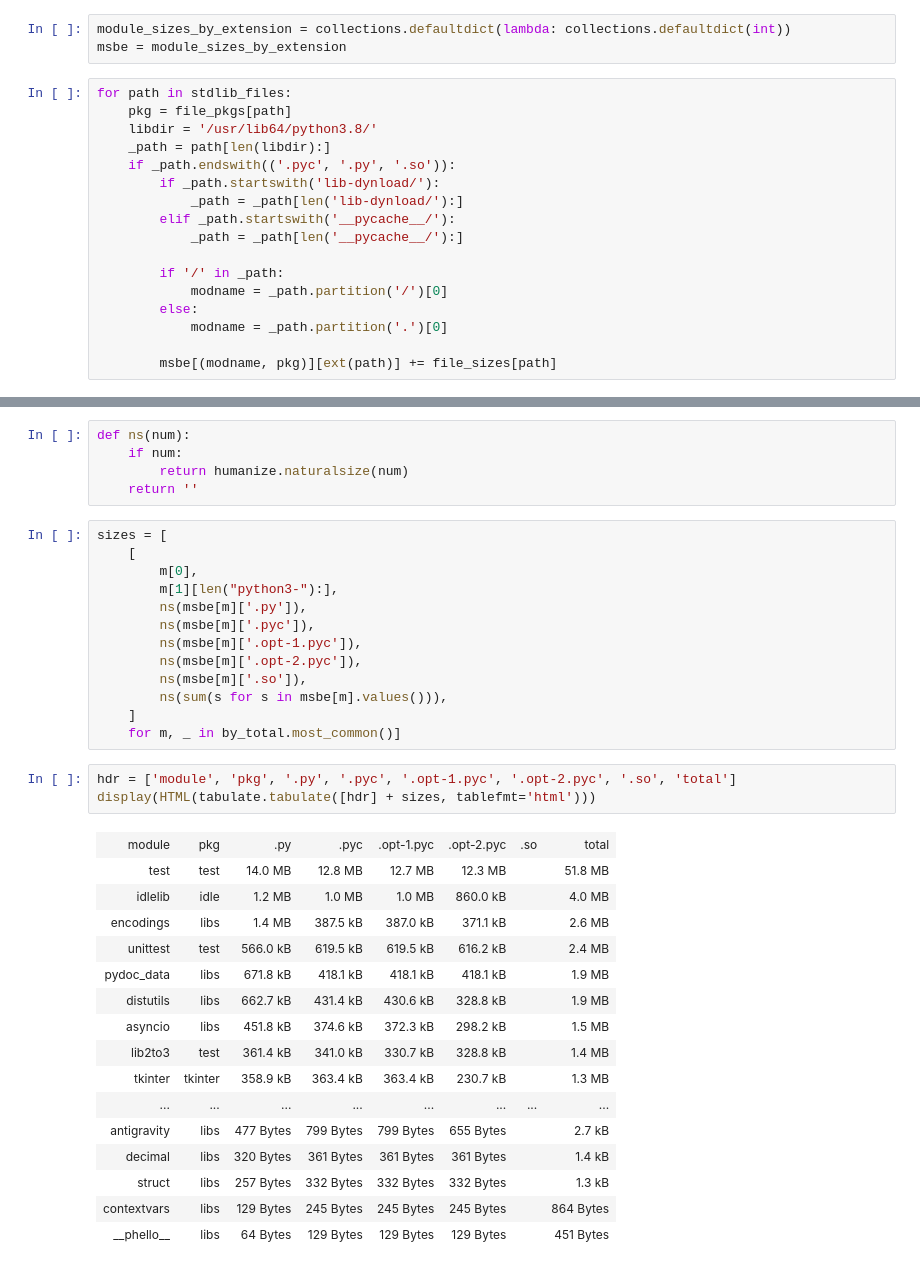
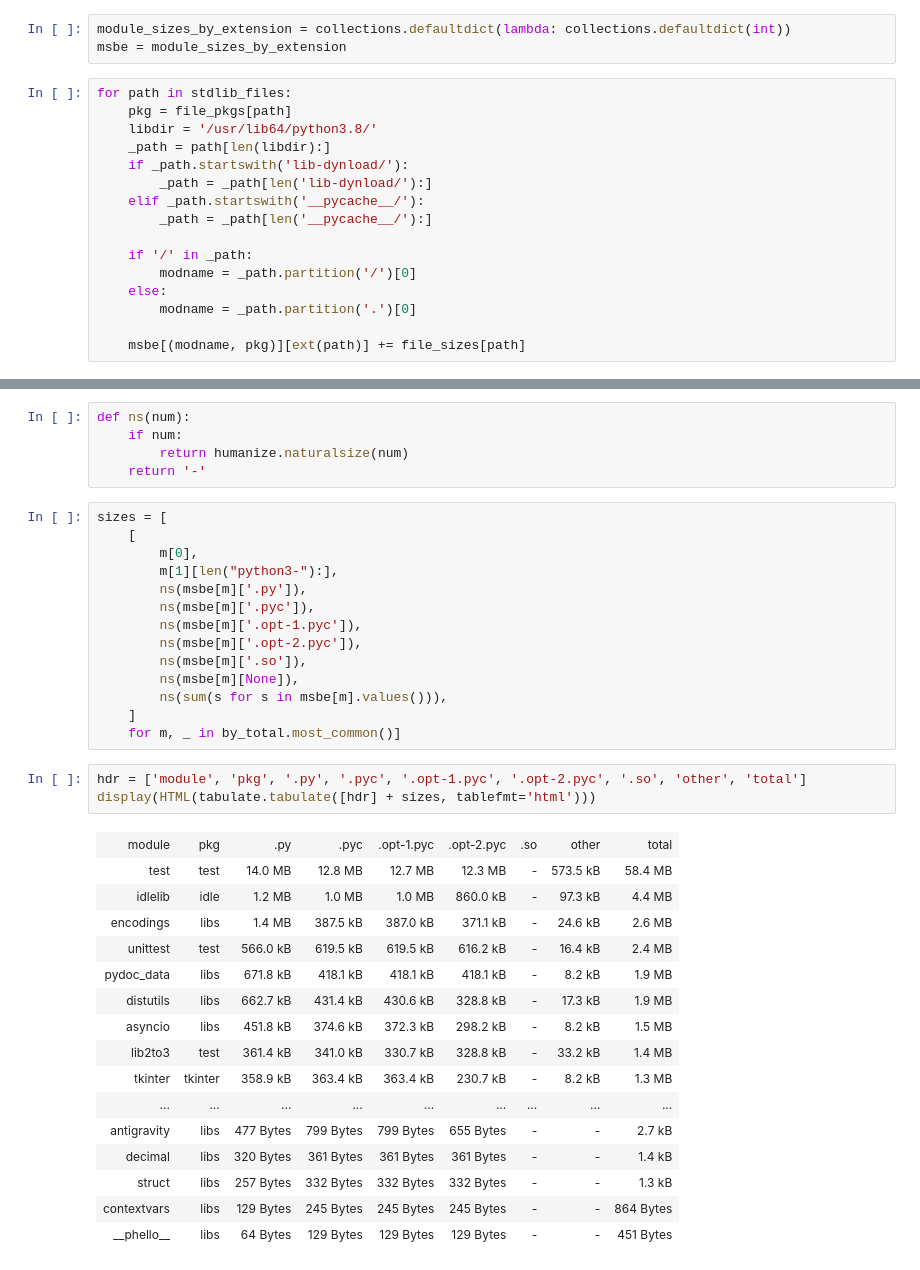
Before and after one commit to hroncok/python-minimization, a Jupyter notebook: python-minimization.ipynb, the cells around one changed output, grey strips where cells are left out. Drawn from its saved outputs; the diff is of its cells as text.

Commit message:
Factor in "other" files - it is small, but makes a difference in total

```diff
--- a/python-minimization.ipynb
+++ b/python-minimization.ipynb
@@ -185,18 +185,17 @@ for path in stdlib_files:
     pkg = file_pkgs[path]
     libdir = '/usr/lib64/python3.8/'
     _path = path[len(libdir):]
-    if _path.endswith(('.pyc', '.py', '.so')):
-        if _path.startswith('lib-dynload/'):
-            _path = _path[len('lib-dynload/'):]
-        elif _path.startswith('__pycache__/'):
-            _path = _path[len('__pycache__/'):]
+    if _path.startswith('lib-dynload/'):
+        _path = _path[len('lib-dynload/'):]
+    elif _path.startswith('__pycache__/'):
+        _path = _path[len('__pycache__/'):]
 
-        if '/' in _path:
-            modname = _path.partition('/')[0]
-        else:
-            modname = _path.partition('.')[0]
+    if '/' in _path:
+        modname = _path.partition('/')[0]
+    else:
+        modname = _path.partition('.')[0]
 
-        msbe[(modname, pkg)][ext(path)] += file_sizes[path]
+    msbe[(modname, pkg)][ext(path)] += file_sizes[path]
 # %%
 by_total = collections.Counter({m: sum(e.values()) for m, e in msbe.items()})
 by_total.most_common()[:7]
@@ -212,7 +211,7 @@ by_total.most_common()[:7]
 def ns(num):
     if num:
         return humanize.naturalsize(num)
-    return ''
+    return '-'
 # %%
 sizes = [
     [
@@ -223,26 +222,27 @@ sizes = [
         ns(msbe[m]['.opt-1.pyc']),
         ns(msbe[m]['.opt-2.pyc']),
         ns(msbe[m]['.so']),
+        ns(msbe[m][None]),
         ns(sum(s for s in msbe[m].values())),
     ]
     for m, _ in by_total.most_common()]
 # %%
-hdr = ['module', 'pkg', '.py', '.pyc', '.opt-1.pyc', '.opt-2.pyc', '.so', 'total']
+hdr = ['module', 'pkg', '.py', '.pyc', '.opt-1.pyc', '.opt-2.pyc', '.so', 'other', 'total']
 display(HTML(tabulate.tabulate([hdr] + sizes, tablefmt='html')))
 # %% [output]
-| module | pkg | .py | .pyc | .opt-1.pyc | .opt-2.pyc | .so | total |
-| test | test | 14.0 MB | 12.8 MB | 12.7 MB | 12.3 MB |  | 51.8 MB |
-| idlelib | idle | 1.2 MB | 1.0 MB | 1.0 MB | 860.0 kB |  | 4.0 MB |
-| encodings | libs | 1.4 MB | 387.5 kB | 387.0 kB | 371.1 kB |  | 2.6 MB |
-| unittest | test | 566.0 kB | 619.5 kB | 619.5 kB | 616.2 kB |  | 2.4 MB |
-| pydoc_data | libs | 671.8 kB | 418.1 kB | 418.1 kB | 418.1 kB |  | 1.9 MB |
-| distutils | libs | 662.7 kB | 431.4 kB | 430.6 kB | 328.8 kB |  | 1.9 MB |
-| asyncio | libs | 451.8 kB | 374.6 kB | 372.3 kB | 298.2 kB |  | 1.5 MB |
-| lib2to3 | test | 361.4 kB | 341.0 kB | 330.7 kB | 328.8 kB |  | 1.4 MB |
-| tkinter | tkinter | 358.9 kB | 363.4 kB | 363.4 kB | 230.7 kB |  | 1.3 MB |
-| ... | ... | ... | ... | ... | ... | ... | ... |
-| antigravity | libs | 477 Bytes | 799 Bytes | 799 Bytes | 655 Bytes |  | 2.7 kB |
-| decimal | libs | 320 Bytes | 361 Bytes | 361 Bytes | 361 Bytes |  | 1.4 kB |
-| struct | libs | 257 Bytes | 332 Bytes | 332 Bytes | 332 Bytes |  | 1.3 kB |
-| contextvars | libs | 129 Bytes | 245 Bytes | 245 Bytes | 245 Bytes |  | 864 Bytes |
-| __phello__ | libs | 64 Bytes | 129 Bytes | 129 Bytes | 129 Bytes |  | 451 Bytes |
+| module | pkg | .py | .pyc | .opt-1.pyc | .opt-2.pyc | .so | other | total |
+| test | test | 14.0 MB | 12.8 MB | 12.7 MB | 12.3 MB | - | 573.5 kB | 58.4 MB |
+| idlelib | idle | 1.2 MB | 1.0 MB | 1.0 MB | 860.0 kB | - | 97.3 kB | 4.4 MB |
+| encodings | libs | 1.4 MB | 387.5 kB | 387.0 kB | 371.1 kB | - | 24.6 kB | 2.6 MB |
+| unittest | test | 566.0 kB | 619.5 kB | 619.5 kB | 616.2 kB | - | 16.4 kB | 2.4 MB |
+| pydoc_data | libs | 671.8 kB | 418.1 kB | 418.1 kB | 418.1 kB | - | 8.2 kB | 1.9 MB |
+| distutils | libs | 662.7 kB | 431.4 kB | 430.6 kB | 328.8 kB | - | 17.3 kB | 1.9 MB |
+| asyncio | libs | 451.8 kB | 374.6 kB | 372.3 kB | 298.2 kB | - | 8.2 kB | 1.5 MB |
+| lib2to3 | test | 361.4 kB | 341.0 kB | 330.7 kB | 328.8 kB | - | 33.2 kB | 1.4 MB |
+| tkinter | tkinter | 358.9 kB | 363.4 kB | 363.4 kB | 230.7 kB | - | 8.2 kB | 1.3 MB |
+| ... | ... | ... | ... | ... | ... | ... | ... | ... |
+| antigravity | libs | 477 Bytes | 799 Bytes | 799 Bytes | 655 Bytes | - | - | 2.7 kB |
+| decimal | libs | 320 Bytes | 361 Bytes | 361 Bytes | 361 Bytes | - | - | 1.4 kB |
+| struct | libs | 257 Bytes | 332 Bytes | 332 Bytes | 332 Bytes | - | - | 1.3 kB |
+| contextvars | libs | 129 Bytes | 245 Bytes | 245 Bytes | 245 Bytes | - | - | 864 Bytes |
+| __phello__ | libs | 64 Bytes | 129 Bytes | 129 Bytes | 129 Bytes | - | - | 451 Bytes |
```
Also changed, not shown: parts of 1 cell of this notebook.
